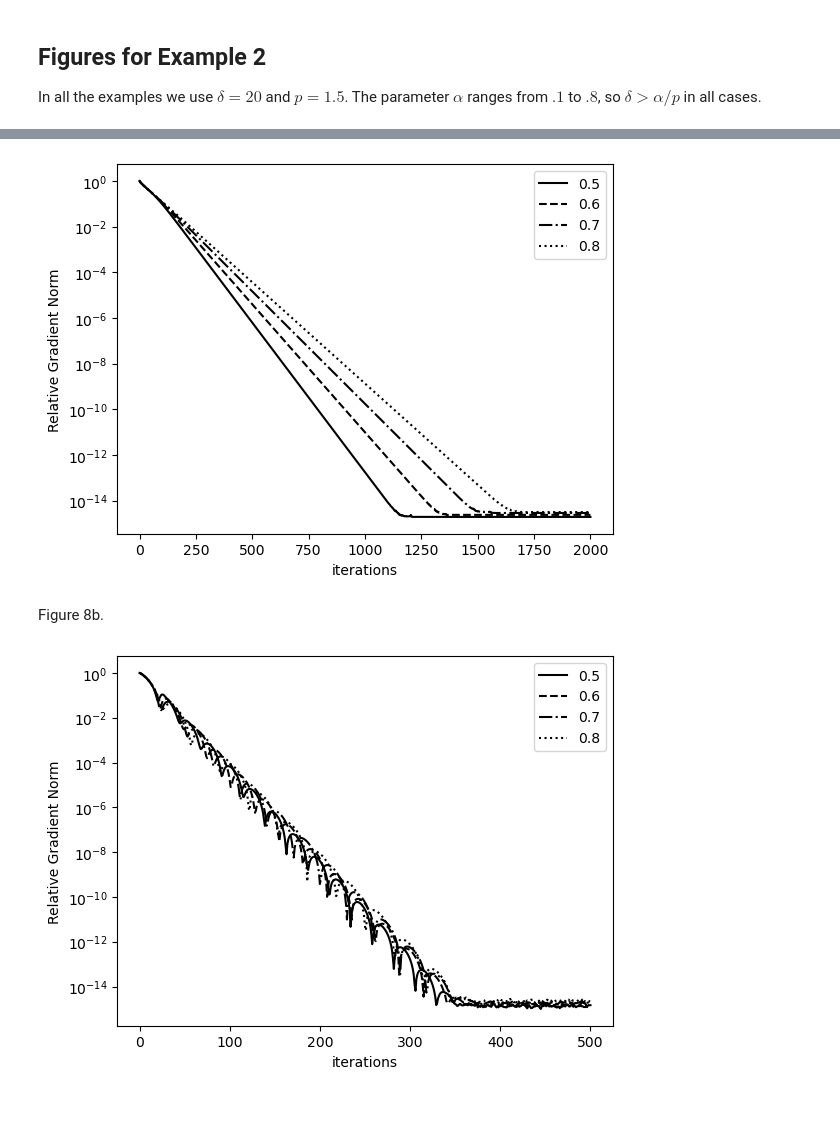
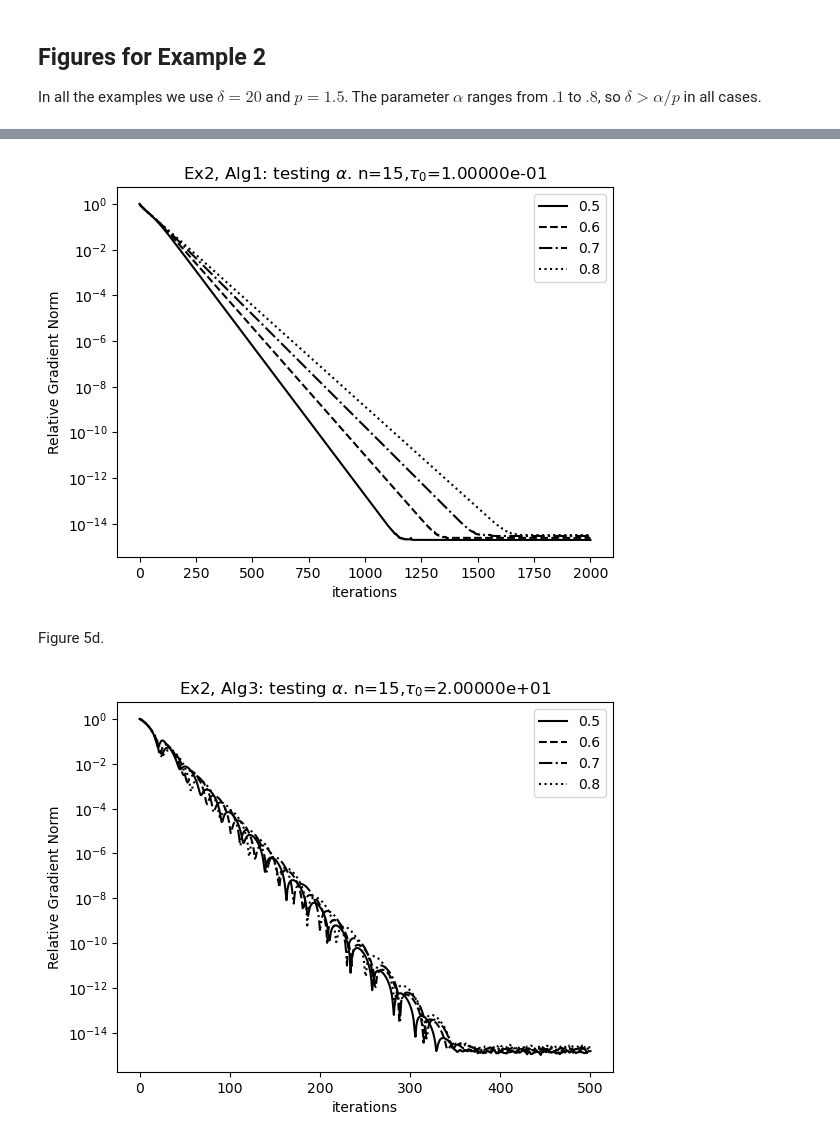
Before and after one commit to ctkelley/Grad_Des_CKW.jl, a Jupyter notebook: Examples.ipynb, the cells around one changed output, grey strips where cells are left out. Cells and saved outputs as stored; diff of their text form; code cells hidden in the pictures; blank space fills up the shorter version.

```diff
--- a/Examples.ipynb
+++ b/Examples.ipynb
@@ -202,10 +225,10 @@ Figure 8a
 # %%
-Figure78a(15; tau0=.1, pvec=[.5, .6, .7, .8], maxit=2000);
+Figure5ac(15; tau0=.1, pvec=[.5, .6, .7, .8], maxit=2000);
 # %% [output]
-[figure, old version]
+[figure, new version]
 # %% [markdown]
-Figure 8b.
+Figure 5d.
 # %%
-Figure78b(15; tau0=20.0, pvec=[.5, .6, .7, .8], maxit=500);
+Figure5bd(15; tau0=20.0, pvec=[.5, .6, .7, .8], maxit=500);
 # %% [output]
-[figure, old version]
+[figure, new version]
```
Also changed, not shown: parts of 24 cells of this notebook, 17 other files.
